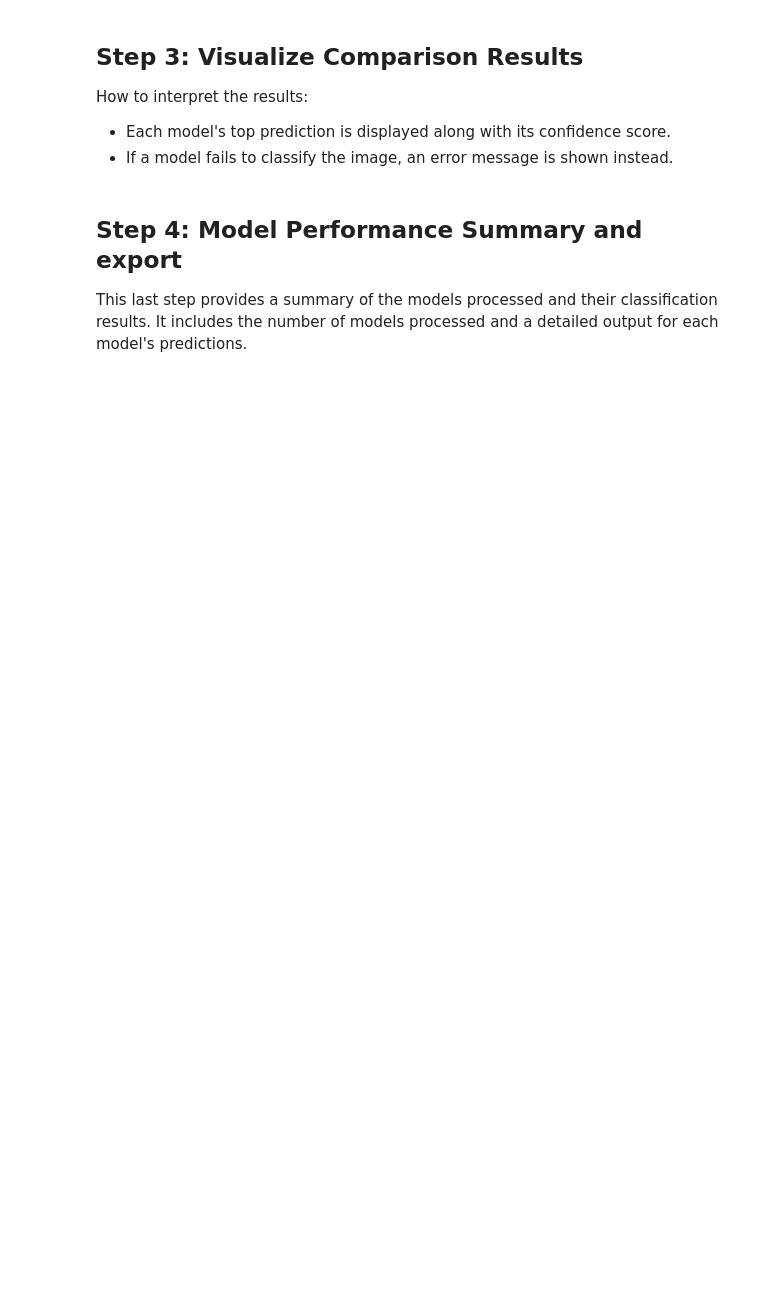
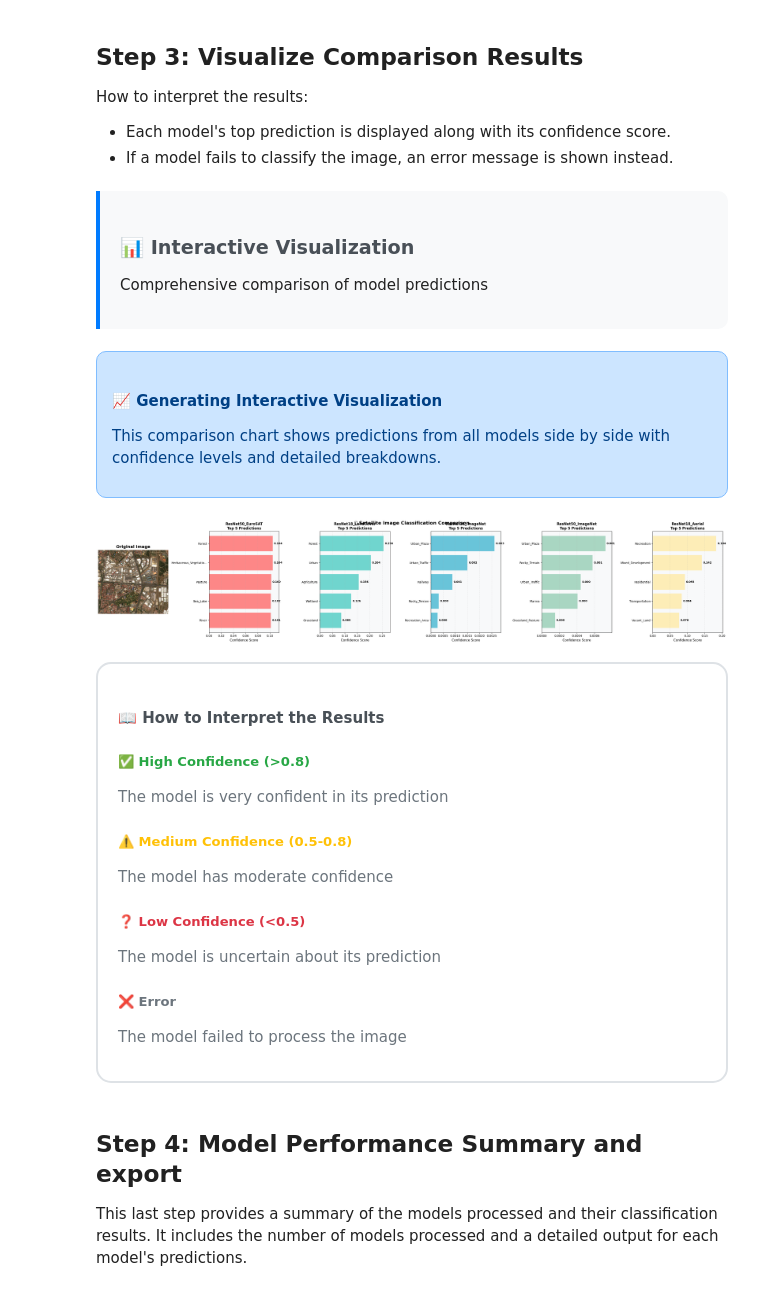
Before and after one commit to joshuaowm/python-final-project, a Jupyter notebook: notebooks/satellite_classification_demo.ipynb, the cells around one changed output. Saved outputs shown, nothing was run; the diff lists cells and outputs as text; code cells hidden in the pictures; blank space fills up the shorter version.

Commit message:
feat: styling functions and improve the classification notebook ui

```diff
--- a/notebooks/satellite_classification_demo.ipynb
+++ b/notebooks/satellite_classification_demo.ipynb
@@ -47,7 +204,52 @@ How to interpret the results:
 - Each model's top prediction is displayed along with its confidence score.
 - If a model fails to classify the image, an error message is shown instead.
 # %%
-visualize_comparison(image_path, results, "Satellite Image Classification Comparison")
+# Display section header
+display_style(
+    styles.section_header,
+    "Interactive Visualization",
+    "Comprehensive comparison of model predictions",
+    "📊"
+)
+
+if results:
+    # Display info about visualization
+    display_style(
+        styles.info_card,
+        "Generating Interactive Visualization",
+        "This comparison chart shows predictions from all models side by side with confidence levels and detailed breakdowns."
+    )
+
+    try:
+        # Generate the comparison visualization
+        visualize_comparison(image_path, results, "🛰️ Satellite Image Classification Comparison")
+
+        # Add interpretation guide
+        display_style(styles.interpretation_guide)
+
+    except Exception as e:
+        display_style(
+            styles.error_card,
+            "Visualization Error",
+            str(e)
+        )
+else:
+    display_style(styles.no_results_warning)
+# %% [output]
+📊 Interactive Visualization
+Comprehensive comparison of model predictions
+📈 Generating Interactive Visualization
+This comparison chart shows predictions from all models side by side with confidence levels and detailed breakdowns.
+[figure, added]
+📖 How to Interpret the Results
+✅ High Confidence (>0.8)
+The model is very confident in its prediction
+⚠️ Medium Confidence (0.5-0.8)
+The model has moderate confidence
+❓ Low Confidence (<0.5)
+The model is uncertain about its prediction
+❌ Error
+The model failed to process the image
 # %% [markdown]
 ## Step 4: Model Performance Summary and export
 
```
Also changed, not shown: parts of 6 cells of this notebook, 2 other files.
